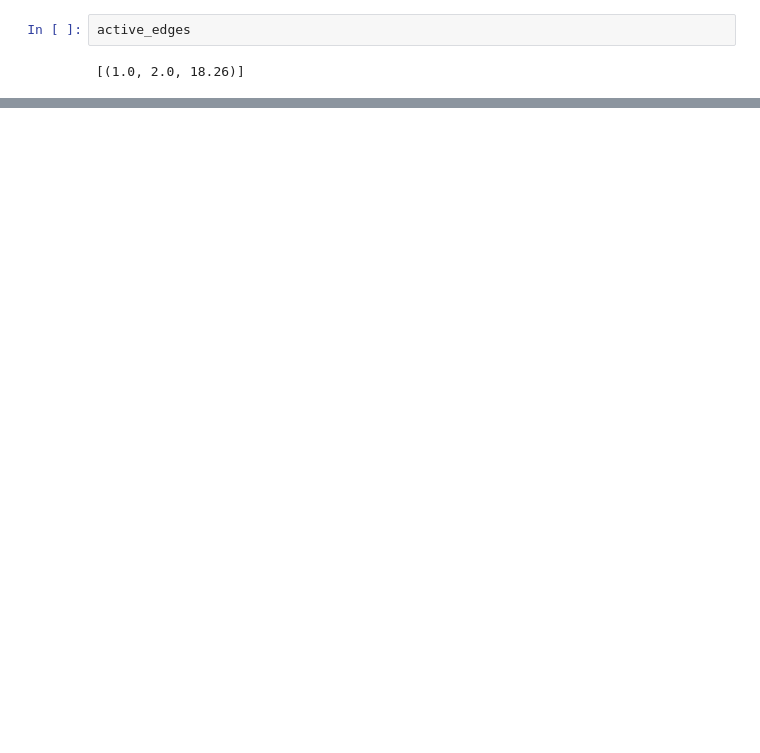
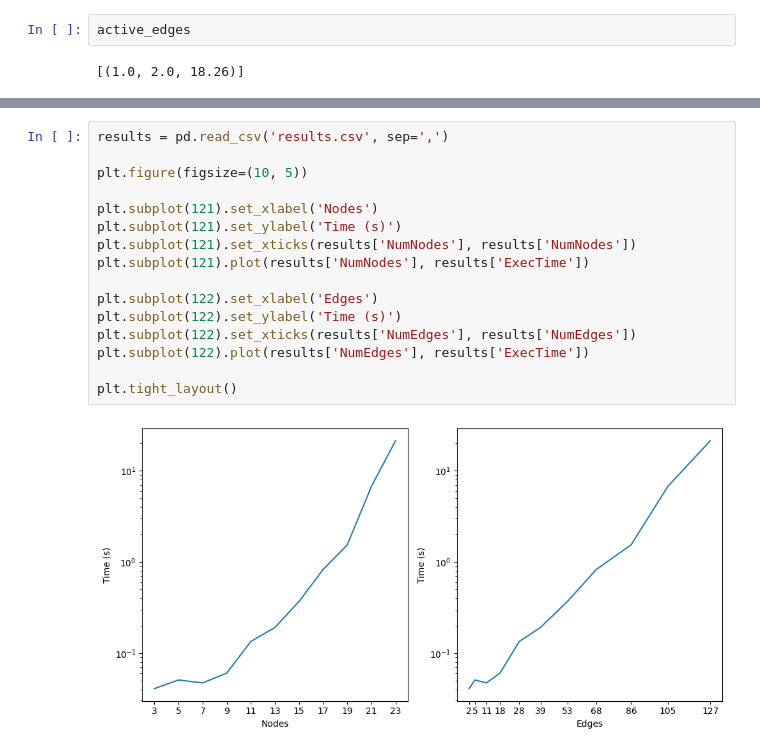
Before and after one commit to jardelcarvalho/graph-partitions, a Jupyter notebook: tests.ipynb, the cells around one changed output, grey strips where cells are left out. Saved outputs shown, nothing was run; the diff lists cells and outputs as text; blank space fills up the shorter version.

```diff
--- a/tests.ipynb
+++ b/tests.ipynb
@@ -45,0 +87,18 @@ active_edges
+# %%
+results = pd.read_csv('results.csv', sep=',')
+
+plt.figure(figsize=(10, 5))
+
+plt.subplot(121).set_xlabel('Nodes')
+plt.subplot(121).set_ylabel('Time (s)')
+plt.subplot(121).set_xticks(results['NumNodes'], results['NumNodes'])
+plt.subplot(121).plot(results['NumNodes'], results['ExecTime'])
+
+plt.subplot(122).set_xlabel('Edges')
+plt.subplot(122).set_ylabel('Time (s)')
+plt.subplot(122).set_xticks(results['NumEdges'], results['NumEdges'])
+plt.subplot(122).plot(results['NumEdges'], results['ExecTime'])
+
+plt.tight_layout()
+# %% [output]
+[figure, added]
```
Also changed, not shown: parts of 6 cells of this notebook, 59 other files.
